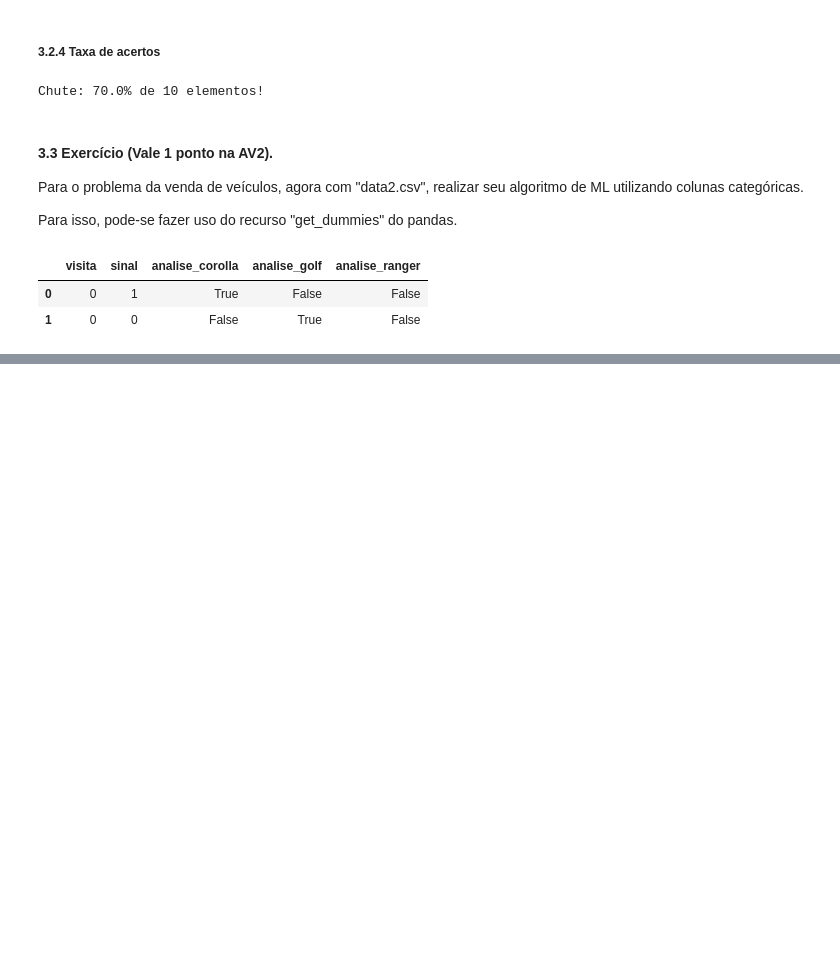
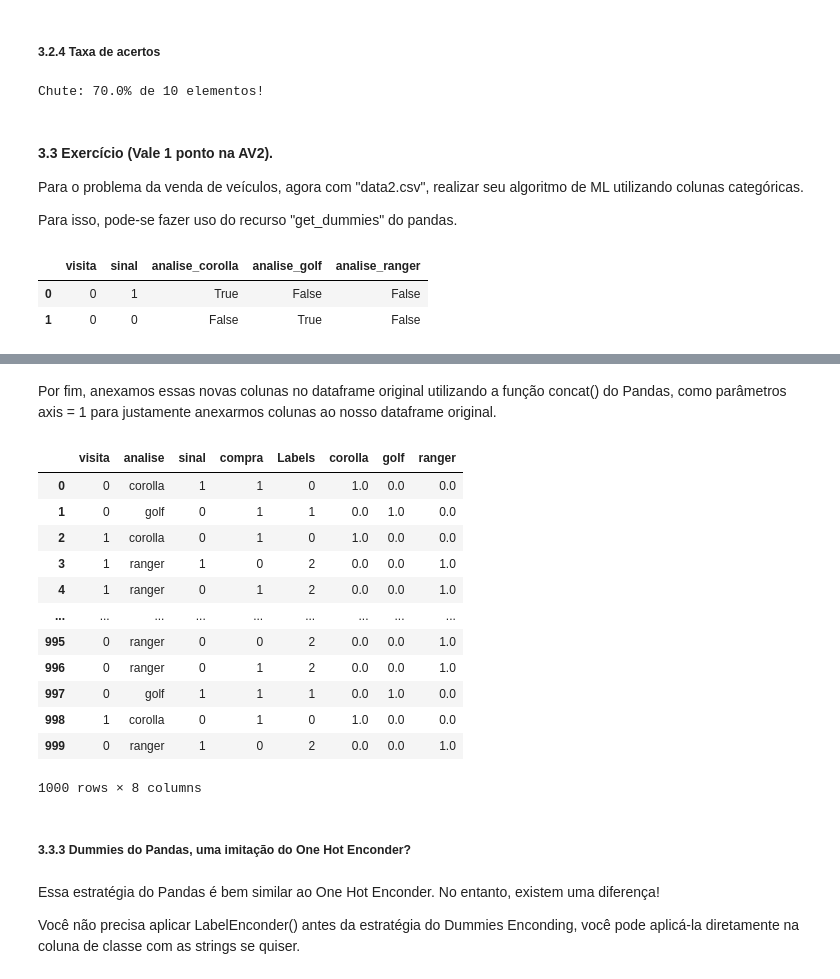
Before and after one commit to ditovermelho/IA, a Jupyter notebook: AV2/notebook/Exercicio1.ipynb, the cells around one changed output, grey strips where cells are left out. Saved outputs shown, nothing was run; the diff lists cells and outputs as text; code cells hidden in the pictures; blank space fills up the shorter version.

```diff
--- a/AV2/notebook/Exercicio1.ipynb
+++ b/AV2/notebook/Exercicio1.ipynb
@@ -210,0 +340,5 @@ trainer[:2]
+# %%
+from sklearn.preprocessing import LabelEncoder
+label_enconder = LabelEncoder()
+labels_analise = label_enconder.fit_transform(df.analise)
+labels_analise
@@ -210,0 +363,3 @@ trainer[:2]
+# %%
+df['Labels'] = labels_analise
+df
@@ -210,0 +384,5 @@ trainer[:2]
+# %%
+from sklearn.preprocessing import OneHotEncoder
+one_hot_enconder = OneHotEncoder()
+feature_arr = one_hot_enconder.fit_transform(df[['Labels']]).toarray()
+feature_arr
@@ -210,0 +399,4 @@ trainer[:2]
+# %%
+feature_labels = list(label_enconder.classes_)
+features = pd.DataFrame(feature_arr, columns=feature_labels)
+features
@@ -210,0 +417,24 @@ trainer[:2]
+# %% [markdown]
+Por fim, anexamos essas novas colunas no dataframe original utilizando a função concat() do Pandas, como parâmetros axis = 1 para justamente anexarmos colunas ao nosso dataframe original.
+# %%
+pd.concat([df, features], axis=1)
+# %% [output]
+|  | visita | analise | sinal | compra | Labels | corolla | golf | ranger |
+| 0 | 0 | corolla | 1 | 1 | 0 | 1.0 | 0.0 | 0.0 |
+| 1 | 0 | golf | 0 | 1 | 1 | 0.0 | 1.0 | 0.0 |
+| 2 | 1 | corolla | 0 | 1 | 0 | 1.0 | 0.0 | 0.0 |
+| 3 | 1 | ranger | 1 | 0 | 2 | 0.0 | 0.0 | 1.0 |
+| 4 | 1 | ranger | 0 | 1 | 2 | 0.0 | 0.0 | 1.0 |
+| ... | ... | ... | ... | ... | ... | ... | ... | ... |
+| 995 | 0 | ranger | 0 | 0 | 2 | 0.0 | 0.0 | 1.0 |
+| 996 | 0 | ranger | 0 | 1 | 2 | 0.0 | 0.0 | 1.0 |
+| 997 | 0 | golf | 1 | 1 | 1 | 0.0 | 1.0 | 0.0 |
+| 998 | 1 | corolla | 0 | 1 | 0 | 1.0 | 0.0 | 0.0 |
+| 999 | 0 | ranger | 1 | 0 | 2 | 0.0 | 0.0 | 1.0 |
+1000 rows × 8 columns
+# %% [markdown]
+##### 3.3.3  Dummies do Pandas, uma imitação do One Hot Enconder?
+# %% [markdown]
+Essa estratégia do Pandas é bem similar ao One Hot Enconder. No entanto, existem uma diferença!
+
+Você não precisa aplicar LabelEnconder() antes da estratégia do Dummies Enconding, você pode aplicá-la diretamente na coluna de classe com as strings se quiser.
```
Also changed, not shown: parts of 24 cells of this notebook, 2 other files.
